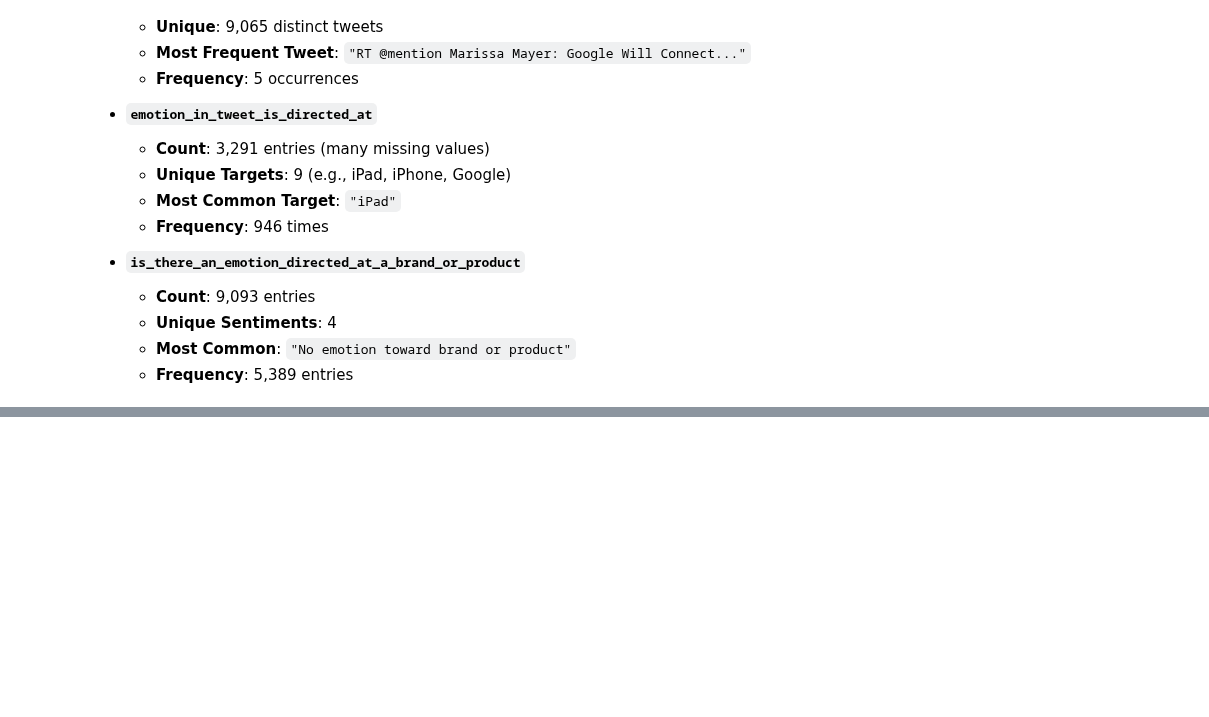
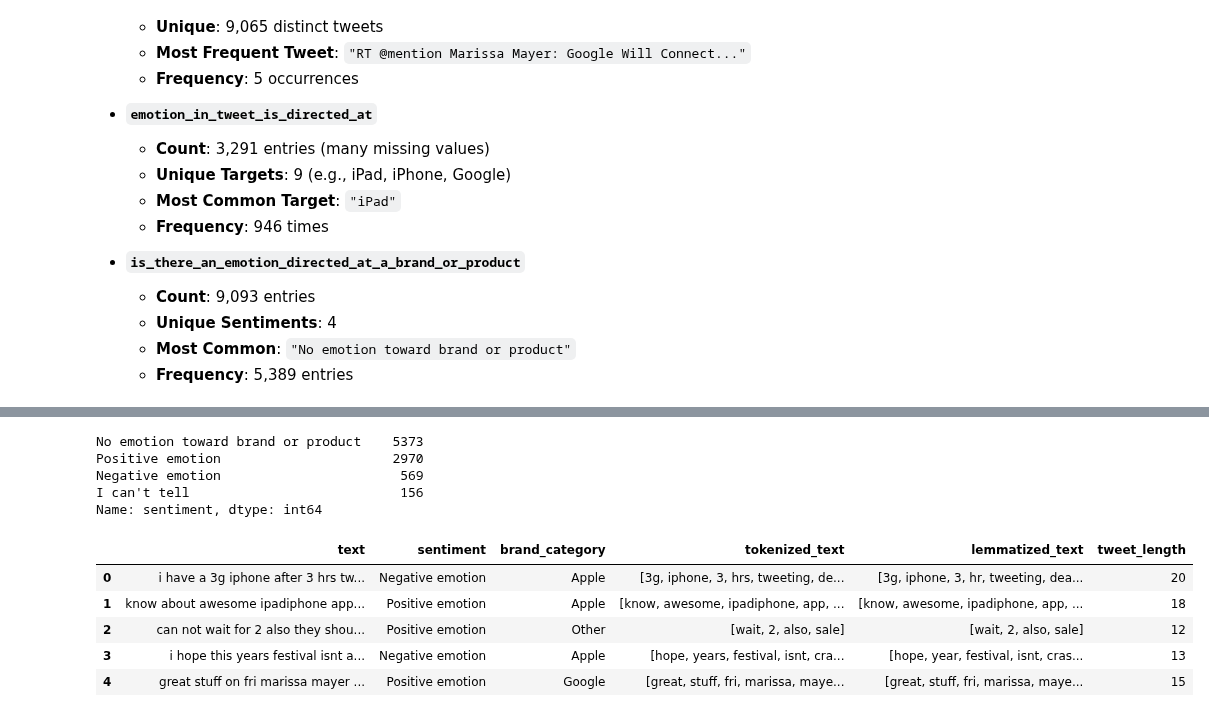
Before and after one commit to mwakad/NLP-models-for-twitter-sentiment-analysis--google-and-apple-products-, a Jupyter notebook: notebooks/kawira.ipynb, the cells around one changed output, grey strips where cells are left out. Saved outputs shown, nothing was run; the diff lists cells and outputs as text; code cells hidden in the pictures; blank space fills up the shorter version.

```diff
--- a/notebooks/kawira.ipynb
+++ b/notebooks/kawira.ipynb
@@ -139,0 +277,3 @@ The `.describe()` method provides a high-level overview of the dataset’s non-n
+# %%
+#drop brand column
+cleaned_df = cleaned_df.drop(columns=['brand'])
@@ -139,0 +309,6 @@ The `.describe()` method provides a high-level overview of the dataset’s non-n
+# %%
+# tokenization
+nltk.download('punkt')
+cleaned_df['tokenized_text'] = cleaned_df['text'].apply(word_tokenize)
+# Check the first few rows after tokenization
+cleaned_df.head()
@@ -139,0 +325,7 @@ The `.describe()` method provides a high-level overview of the dataset’s non-n
+# %%
+from nltk.corpus import stopwords
+nltk.download('stopwords')
+stopwords = set(stopwords.words('english'))
+cleaned_df['tokenized_text'] = cleaned_df['tokenized_text'].apply(lambda x: [word for word in x if word not in stopwords])
+# Check the first few rows after stopwords removal
+cleaned_df.head()
@@ -139,0 +342,8 @@ The `.describe()` method provides a high-level overview of the dataset’s non-n
+# %%
+#lammatization
+from nltk.stem import WordNetLemmatizer
+nltk.download('wordnet')
+lemmatizer = WordNetLemmatizer()
+cleaned_df['lemmatized_text'] = cleaned_df['tokenized_text'].apply(lambda x: [lemmatizer.lemmatize(word) for word in x])
+# Check the first few rows after lemmatization
+cleaned_df.head()
@@ -139,0 +359,22 @@ The `.describe()` method provides a high-level overview of the dataset’s non-n
+# %%
+#count tweet by sentiment class
+sentiment_counts = cleaned_df['sentiment'].value_counts()
+print(sentiment_counts)
+# %% [output]
+No emotion toward brand or product    5373
+Positive emotion                      2970
+Negative emotion                       569
+I can't tell                           156
+Name: sentiment, dtype: int64
+# %%
+# •	Tweet length distribution
+cleaned_df['tweet_length']=cleaned_df['text'].apply(lambda x: len(x.split()))
+# Check the first few rows after tweet length calculation
+cleaned_df.head()
+# %% [output]
+|  | text | sentiment | brand_category | tokenized_text | lemmatized_text | tweet_length |
+| 0 | i have a 3g iphone after 3 hrs tw... | Negative emotion | Apple | [3g, iphone, 3, hrs, tweeting, de... | [3g, iphone, 3, hr, tweeting, dea... | 20 |
+| 1 | know about awesome ipadiphone app... | Positive emotion | Apple | [know, awesome, ipadiphone, app, ... | [know, awesome, ipadiphone, app, ... | 18 |
+| 2 | can not wait for 2 also they shou... | Positive emotion | Other | [wait, 2, also, sale] | [wait, 2, also, sale] | 12 |
+| 3 | i hope this years festival isnt a... | Negative emotion | Apple | [hope, years, festival, isnt, cra... | [hope, year, festival, isnt, cras... | 13 |
+| 4 | great stuff on fri marissa mayer ... | Positive emotion | Google | [great, stuff, fri, marissa, maye... | [great, stuff, fri, marissa, maye... | 15 |
```
Also changed, not shown: parts of 15 cells of this notebook.
